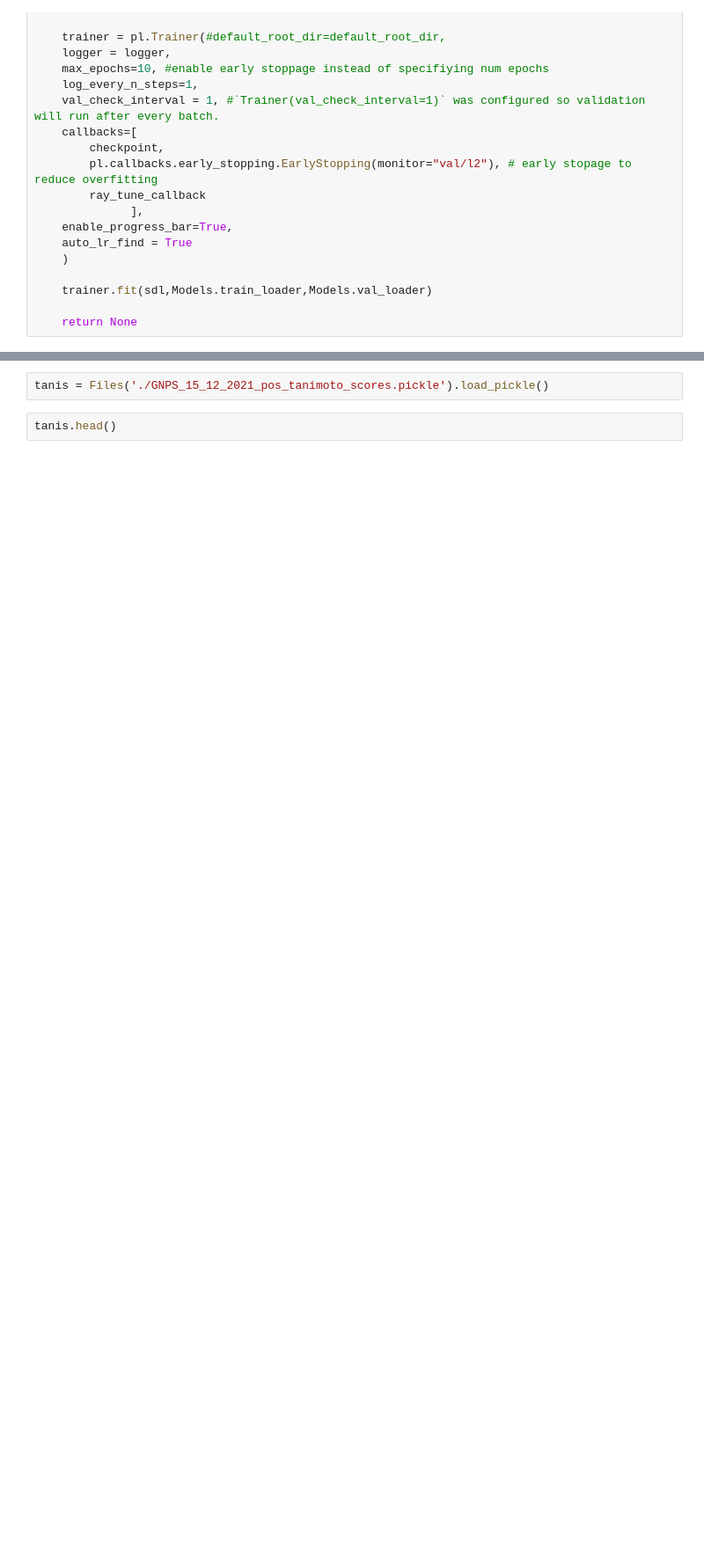
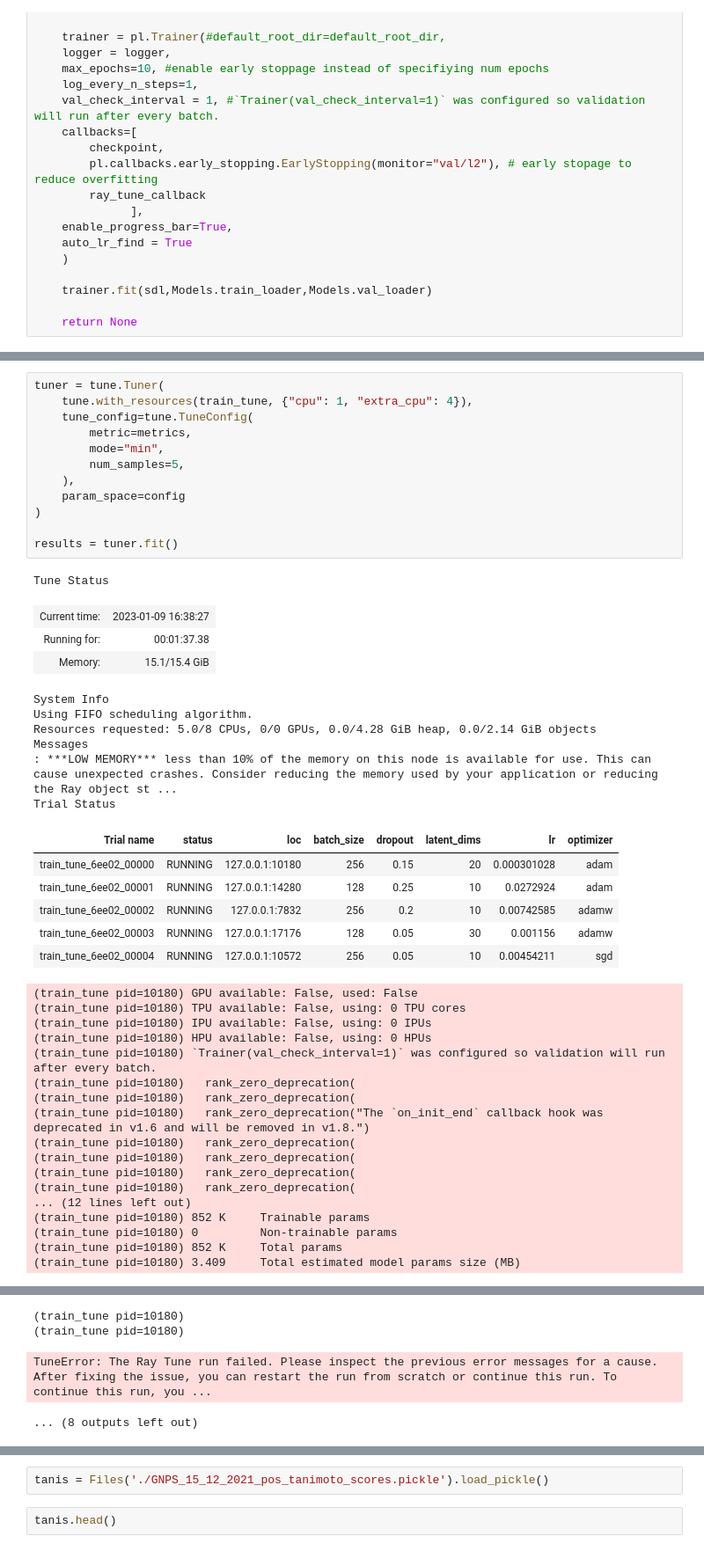
Before and after one commit to LukaLmelias/DeepCCA_thesis, a Jupyter notebook: testing_ray_tune.ipynb, the cells around one changed output, grey strips where cells are left out. Shown at 88% size. Saved outputs shown, nothing was run; the diff lists cells and outputs as text; blank space fills up the shorter version.

Commit message:
ray tune update

```diff
--- a/testing_ray_tune.ipynb
+++ b/testing_ray_tune.ipynb
@@ -552,0 +428,46 @@ results.get_best_result().config
+# %%
+tuner = tune.Tuner(
+    tune.with_resources(train_tune, {"cpu": 1, "extra_cpu": 4}),
+    tune_config=tune.TuneConfig(
+        metric=metrics,
+        mode="min",
+        num_samples=5,
+    ),
+    param_space=config
+)
+
+results = tuner.fit()
+# %% [output]
+Tune Status
+| Current time: | 2023-01-09 16:38:27 |
+| Running for: | 00:01:37.38 |
+| Memory: | 15.1/15.4 GiB |
+System Info
+Using FIFO scheduling algorithm.
+Resources requested: 5.0/8 CPUs, 0/0 GPUs, 0.0/4.28 GiB heap, 0.0/2.14 GiB objects
+Messages
+: ***LOW MEMORY*** less than 10% of the memory on this node is available for use. This can cause unexpected crashes. Consider reducing the memory used by your application or reducing the Ray object st ...
+Trial Status
+| Trial name | status | loc | batch_size | dropout | latent_dims | lr | optimizer |
+| train_tune_6ee02_00000 | RUNNING | 127.0.0.1:10180 | 256 | 0.15 | 20 | 0.000301028 | adam |
+| train_tune_6ee02_00001 | RUNNING | 127.0.0.1:14280 | 128 | 0.25 | 10 | 0.0272924 | adam |
+| train_tune_6ee02_00002 | RUNNING | 127.0.0.1:7832 | 256 | 0.2 | 10 | 0.00742585 | adamw |
+| train_tune_6ee02_00003 | RUNNING | 127.0.0.1:17176 | 128 | 0.05 | 30 | 0.001156 | adamw |
+| train_tune_6ee02_00004 | RUNNING | 127.0.0.1:10572 | 256 | 0.05 | 10 | 0.00454211 | sgd |
+(train_tune pid=10180) GPU available: False, used: False
+(train_tune pid=10180) TPU available: False, using: 0 TPU cores
+(train_tune pid=10180) IPU available: False, using: 0 IPUs
+(train_tune pid=10180) HPU available: False, using: 0 HPUs
+(train_tune pid=10180) `Trainer(val_check_interval=1)` was configured so validation will run after every batch.
+(train_tune pid=10180)   rank_zero_deprecation(
+(train_tune pid=10180)   rank_zero_deprecation(
+(train_tune pid=10180)   rank_zero_deprecation("The `on_init_end` callback hook was deprecated in v1.6 and will be removed in v1.8.")
+(train_tune pid=10180)   rank_zero_deprecation(
+(train_tune pid=10180)   rank_zero_deprecation(
+(train_tune pid=10180)   rank_zero_deprecation(
+(train_tune pid=10180)   rank_zero_deprecation(
+... (12 lines left out)
+(train_tune pid=10180) 852 K     Trainable params
+(train_tune pid=10180) 0         Non-trainable params
+(train_tune pid=10180) 852 K     Total params
+(train_tune pid=10180) 3.409     Total estimated model params size (MB)
@@ -552,0 +544,4 @@ results.get_best_result().config
+(train_tune pid=10180)
+(train_tune pid=10180)
+TuneError: The Ray Tune run failed. Please inspect the previous error messages for a cause. After fixing the issue, you can restart the run from scratch or continue this run. To continue this run, you ...
+... (8 outputs left out)
```
Also changed, not shown: parts of 12 cells of this notebook.
